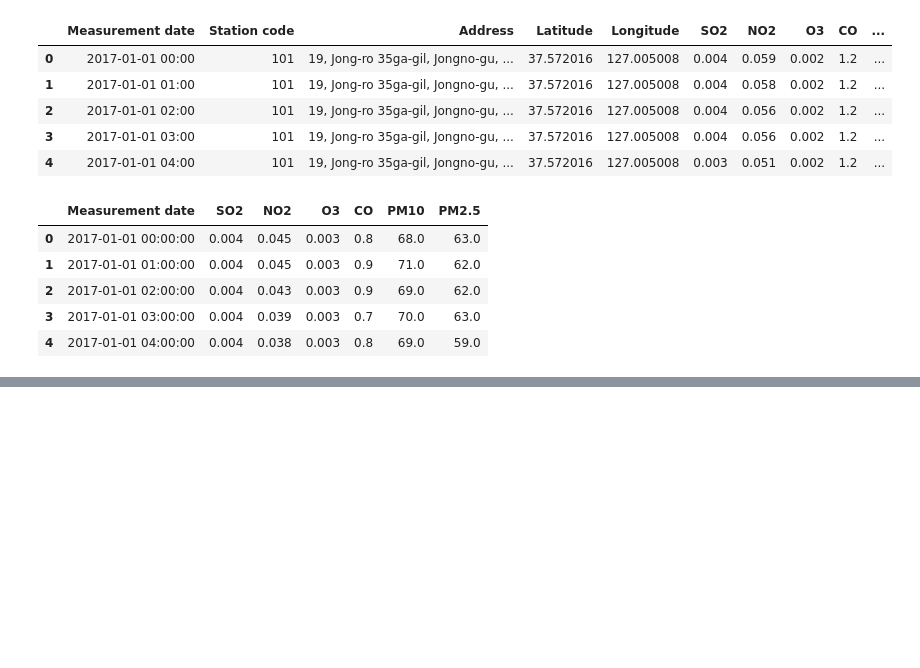
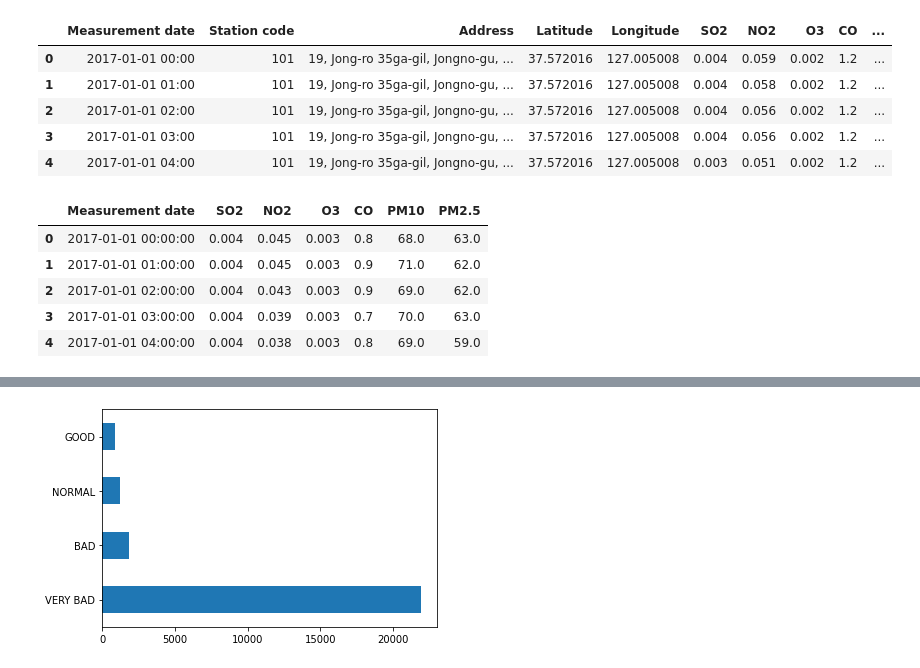
Before and after one commit to Junhyung-Choi/LSTM_Seoul_Pollution, a Jupyter notebook: Train.ipynb, the cells around one changed output, grey strips where cells are left out. Cells and saved outputs as stored; diff of their text form; code cells hidden in the pictures; blank space fills up the shorter version.

```diff
--- a/Train.ipynb
+++ b/Train.ipynb
@@ -79,0 +84,44 @@ df.groupby('wind_direction')
+# %%
+# ~30 좋음
+# 30~80 보통
+# 80~150 나쁨
+# 150~ 매우 나쁨
+
+value_cnts = df['PM10'].value_counts(sort=True,dropna = False).tolist()
+value_cnts_index = df['PM10'].value_counts(sort=True,dropna = False).index.tolist()
+
+good_list = []
+normal_list = []
+bad_list = []
+verybad_list = []
+
+for i in range(len(value_cnts)):
+    if value_cnts[i] <= 30:
+        good_list.append(value_cnts_index[i])
+    elif value_cnts[i] <= 80:
+        normal_list.append(value_cnts_index[i])
+    elif value_cnts[i] <= 150:
+        bad_list.append(value_cnts_index[i])
+    else:
+        verybad_list.append(value_cnts_index[i])
+
+
+def giveGroup(value):
+    if value in good_list:
+        return "GOOD"
+    elif value in normal_list:
+        return "NORMAL"
+    elif value in bad_list:
+        return "BAD"
+    elif value in verybad_list:
+        return "VERY BAD"
+
+df['PM10'] = df.apply(lambda x: giveGroup(x['PM10']),axis = 1)
+
+df.to_csv("show.csv", index = False)
+
+df['PM10'].value_counts(sort=True,dropna = False).plot(kind='barh')
+
+print(df[(df['PM10'] == "GOOD")].value_counts())
+plt.show()
+# %% [output]
@@ -79,0 +141 @@ df.groupby('wind_direction')
+[figure, added]
```
Also changed, not shown: parts of 7 cells of this notebook, 1 other file.
